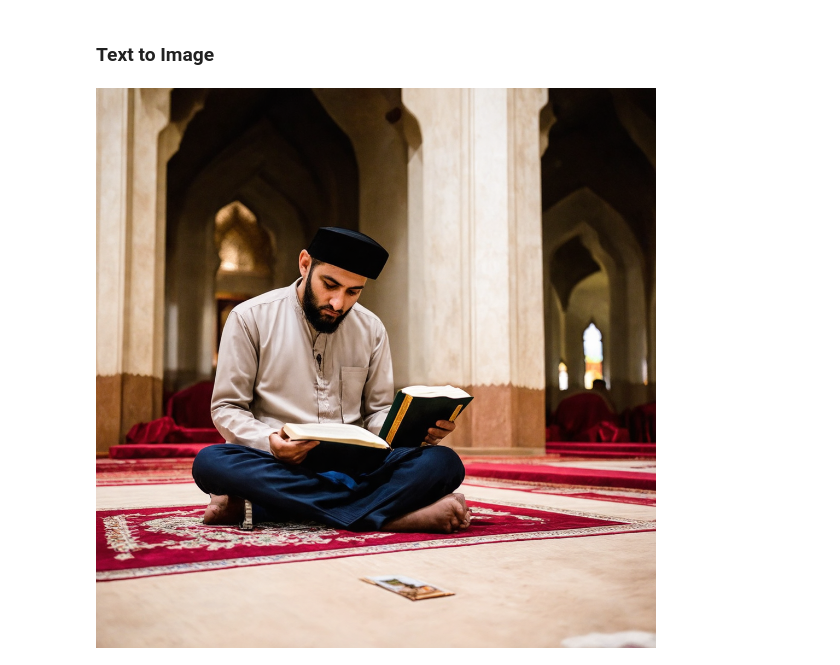
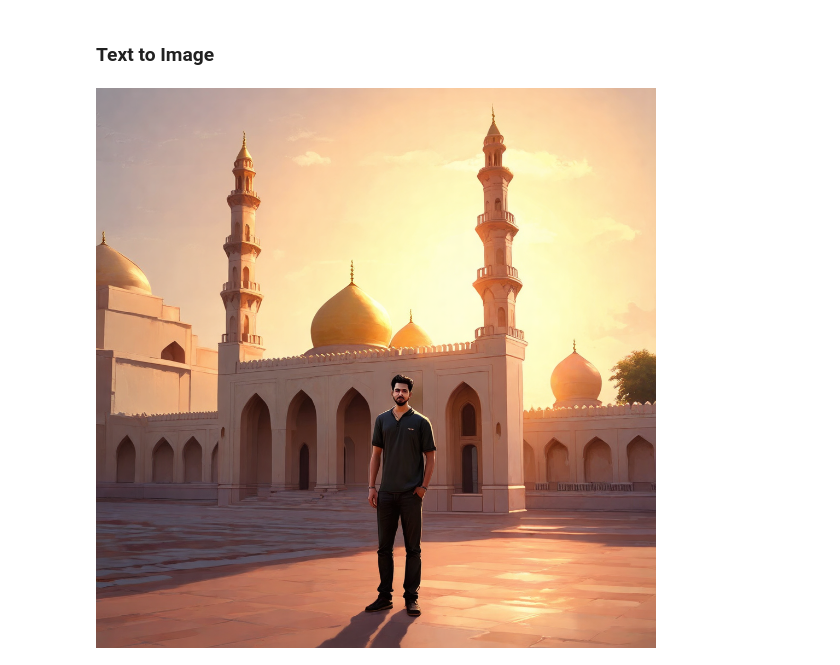
Before and after one commit to Junaid7200/ML-Labs, a Jupyter notebook: Lab10/1167-Lab10-BSCS_A_ClassTask.ipynb, the cells around one changed output. Drawn from its saved outputs; the diff is of its cells as text; code cells hidden in the pictures.

```diff
--- a/Lab10/1167-Lab10-BSCS_A_ClassTask.ipynb
+++ b/Lab10/1167-Lab10-BSCS_A_ClassTask.ipynb
@@ -123,20 +123,20 @@ from io import BytesIO
 # %%
 import os
 from dotenv import load_dotenv
 
 load_dotenv()
 token = os.environ["HF_FINEGRAINED_APIKEY"]
 
 model_id = "stabilityai/stable-diffusion-3-medium-diffusers"
 # Or try: "black-forest-labs/FLUX.1-schnell"
 # Or try: "black-forest-labs/FLUX.1-dev"
 
 client = InferenceClient(model=model_id, token=token)
-prompt = "A guy reading the quran in a mosque"
+prompt = "A guy standing in front of a mosque during sunset, digital art"
 
 img_bytes = client.text_to_image(prompt)
 img = client.text_to_image(prompt)
 img.save("mosque_image.png")
 display(img)
 # %% [output]
-[figure, old version]
+[figure, new version]
```
Also changed, not shown: 1 other file.
